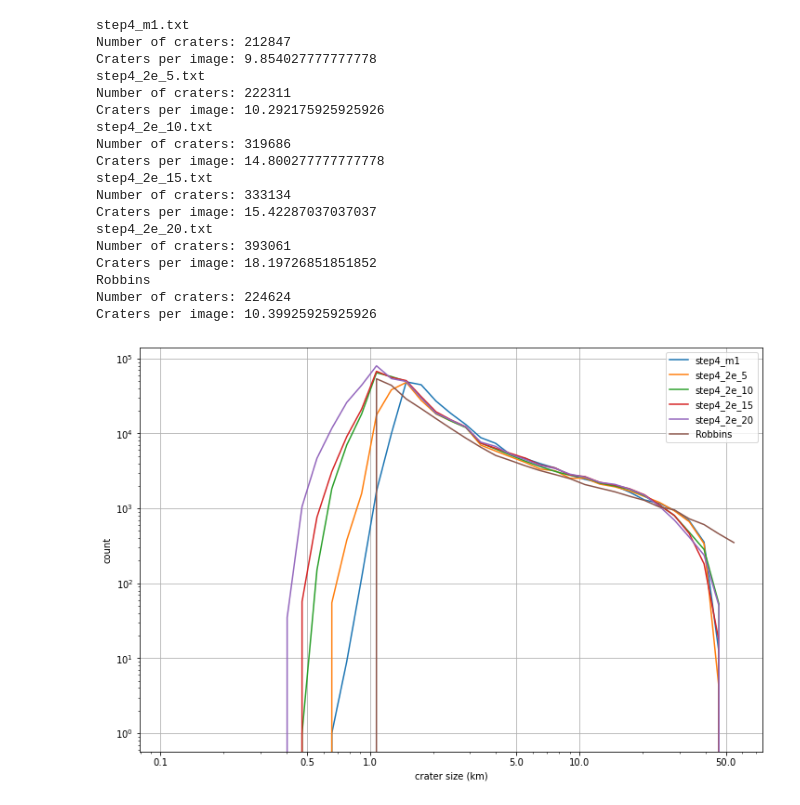
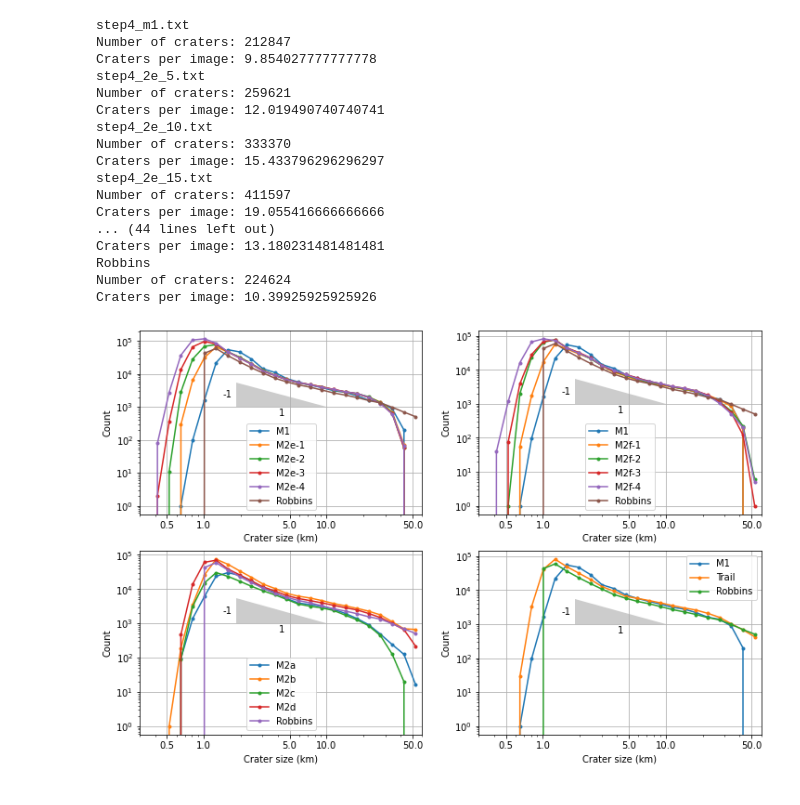
Before and after one commit to liyinze1/Robbins-to-THEMIS, a Jupyter notebook: distribution.ipynb, the cells around one changed output. Saved outputs shown, nothing was run; the diff lists cells and outputs as text; code cells hidden in the pictures.

```diff
--- a/distribution.ipynb
+++ b/distribution.ipynb
@@ -62,24 +68,42 @@ def plot_distribution(file_names, robbins=False):
-# %%
-file_names = ['step4_m1.txt', 'step4_2e_5.txt', 'step4_2e_10.txt', 'step4_2e_15.txt', 'step4_2e_20.txt']
-plot_distribution(file_names, True)
-# %% [output]
-step4_m1.txt
-Number of craters: 212847
-Craters per image: 9.854027777777778
-step4_2e_5.txt
-Number of craters: 222311
-Craters per image: 10.292175925925926
-step4_2e_10.txt
-Number of craters: 319686
-Craters per image: 14.800277777777778
-step4_2e_15.txt
-Number of craters: 333134
-Craters per image: 15.42287037037037
-step4_2e_20.txt
-Number of craters: 393061
-Craters per image: 18.19726851851852
-Robbins
-Number of craters: 224624
-Craters per image: 10.39925925925926
-[figure, removed]
+# %%
+plt.figure(figsize=(12,8))
+file_names = ['step4_m1.txt', 'step4_2e_5.txt', 'step4_2e_10.txt', 'step4_2e_15.txt', 'step4_2e_20.txt']
+labels = ['M1', 'M2e-1', 'M2e-2', 'M2e-3', 'M2e-4']
+plt.subplot(2, 2, 1)
+plot_distribution(file_names, True, labels=labels)
+
+
+plt.subplot(2, 2, 2)
+file_names = ['step4_m1.txt', 'step4_2f_5.txt', 'step4_2f_10.txt', 'step4_2f_15.txt', 'step4_2f_20.txt']
+labels = ['M1', 'M2f-1', 'M2f-2', 'M2f-3', 'M2f-4']
+plot_distribution(file_names, True, labels=labels)
+
+plt.subplot(2, 2, 3)
+file_names = ['step4_m1.txt', 'step4_2a.txt', 'step4_2b.txt', 'step4_2c.txt', 'step4_2d.txt']
+labels = ['M1', 'M2a', 'M2b', 'M2c', 'M2d']
+plot_distribution(file_names, True, labels=labels)
+
+plt.subplot(2, 2, 4)
+file_names = ['step4_m1.txt', 'step4_trail.txt']
+labels = ['M1', 'Trail']
+plot_distribution(file_names, True, labels=labels)
+# %% [output]
+step4_m1.txt
+Number of craters: 212847
+Craters per image: 9.854027777777778
+step4_2e_5.txt
+Number of craters: 259621
+Craters per image: 12.019490740740741
+step4_2e_10.txt
+Number of craters: 333370
+Craters per image: 15.433796296296297
+step4_2e_15.txt
+Number of craters: 411597
+Craters per image: 19.055416666666666
+... (44 lines left out)
+Craters per image: 13.180231481481481
+Robbins
+Number of craters: 224624
+Craters per image: 10.39925925925926
+[figure, added]
 # %%
```
Also changed, not shown: parts of 4 cells of this notebook, 9 other files.
